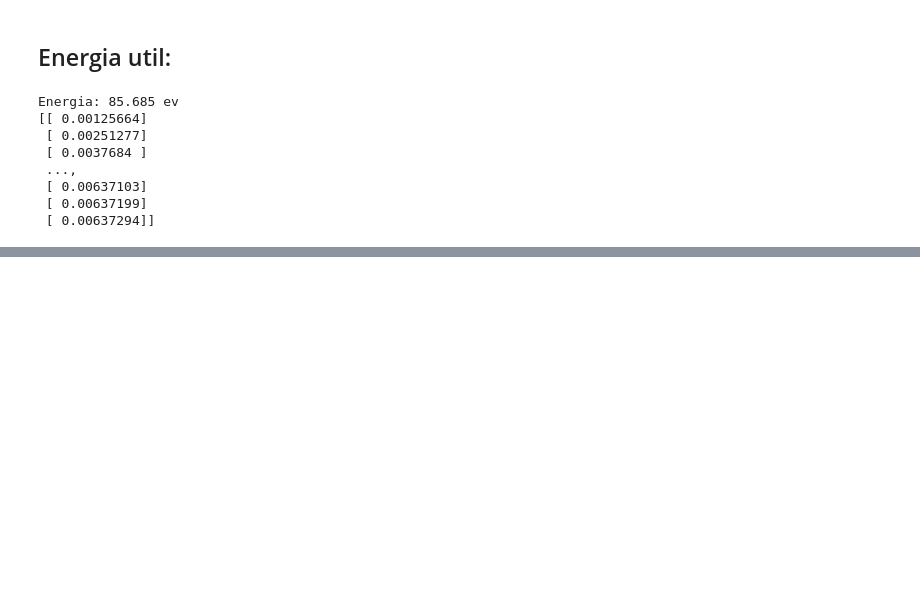
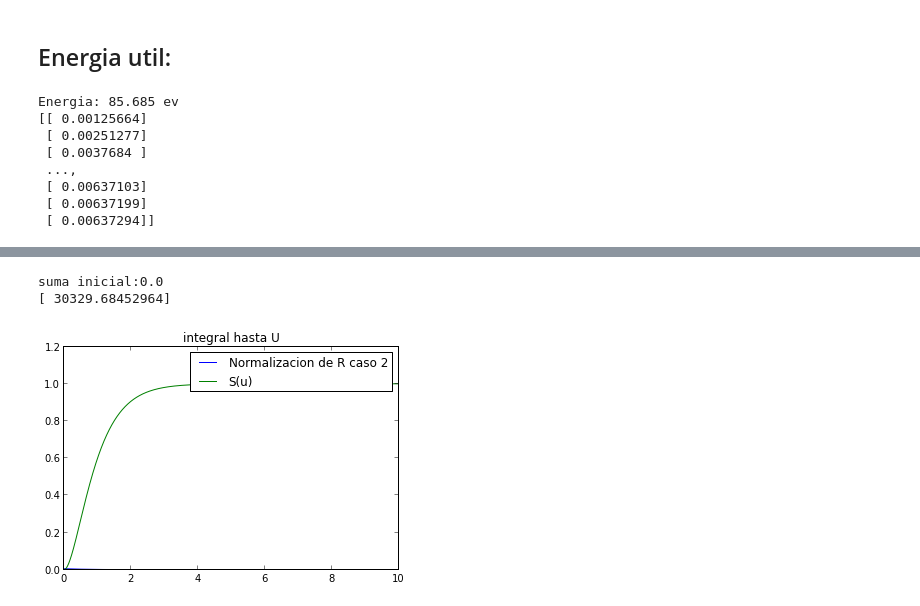
Before and after one commit to daniel-lozano/Atomica, a Jupyter notebook: Atomo_de_Helio.ipynb, the cells around one changed output, grey strips where cells are left out. Drawn from its saved outputs; the diff is of its cells as text; code cells hidden in the pictures; blank space fills up the shorter version.

```diff
--- a/Atomo_de_Helio.ipynb
+++ b/Atomo_de_Helio.ipynb
@@ -167,9 +175,9 @@ savefig("proba.pdf")
 [figure]
 # %%
-def llenarInte(probaNor):
+def llenarInte(probaNor_):
     integr=0
     for i in range(Umax):
-        integr=probaNor[i]+integr
+        integr=probaNor_[i]+integr
         integ[i]=integr
     plot(U,integ,label="S(u)")
     title("integral hasta U")
@@ -308,16 +316,3 @@ Energia: 85.685 ev
  [ 0.00637103]
  [ 0.00637199]
  [ 0.00637294]]
-# %%
-def probabilidad(R):
-    for i in range(Umax):
-        proba[i]=4*pi*U[i]*R[i]**2
-def Normaliza(R,suma):
-    for i in range(Umax):
-        Norma[i]=R[i]/(suma)**(0.5)
-
-
-def Sumatoria():
-    suma=0.0
-    for i in range(Umax):
-        suma=suma+proba[i]
@@ -354,0 +364,13 @@ print Po_3
+# %%
+a=Sumatoria(proba)
+print a
+Normaliza(Norma1,R1,a)
+
+plot(U,Norma1,label="Normalizacion de R caso 2 ")
+
+proba=proba/a
+llenarInte(proba,integ1)
+# %% [output]
+suma inicial:0.0
+[ 30329.68452964]
+[figure, added]
```
Also changed, not shown: parts of 17 cells of this notebook, 8 other files.
